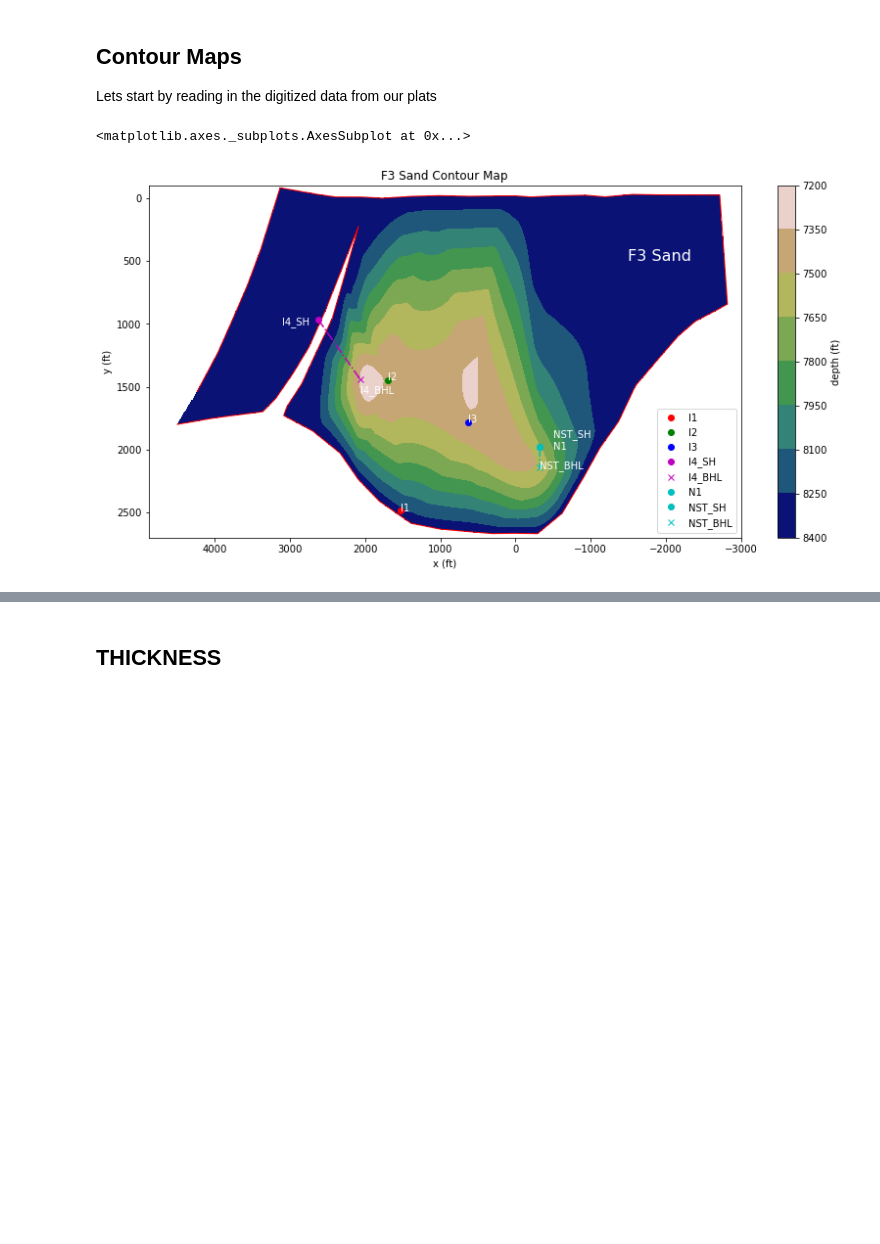
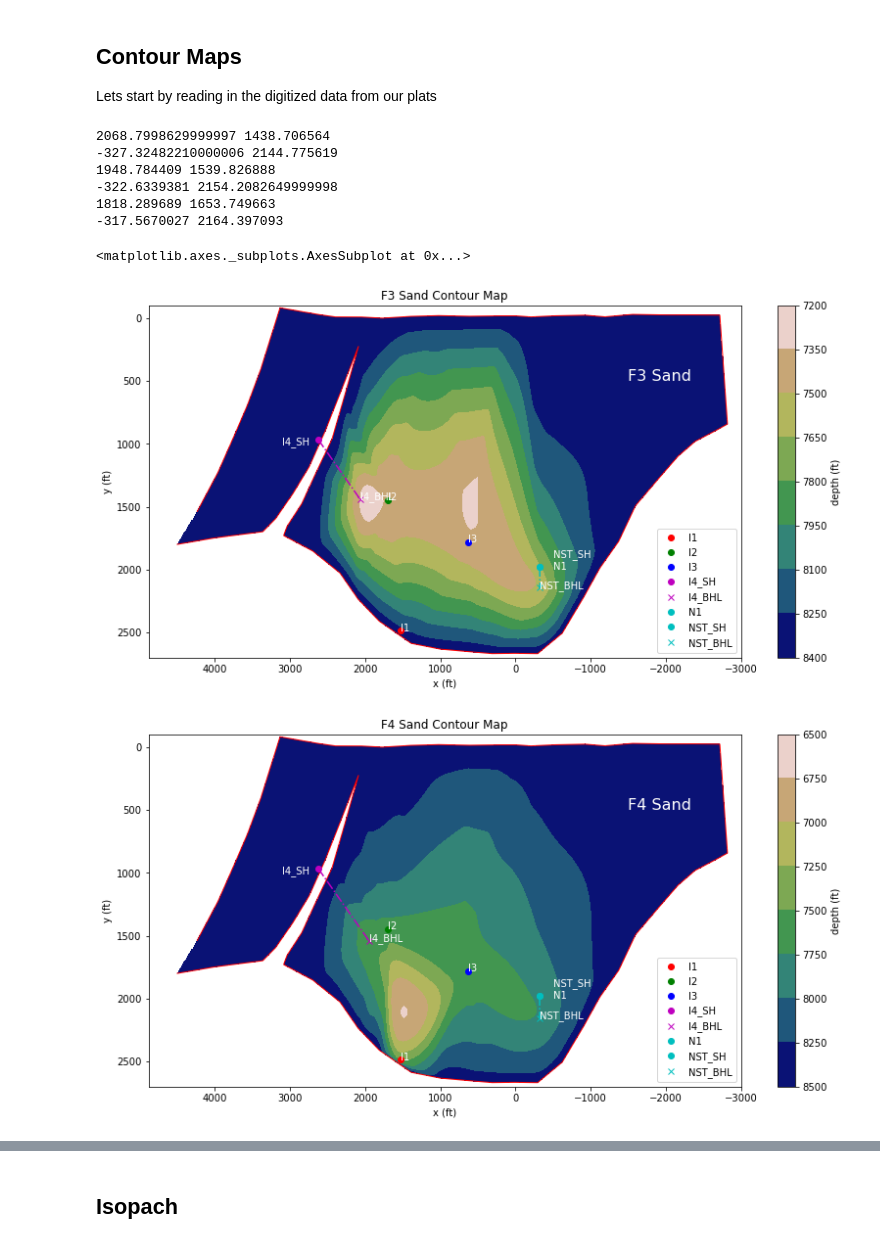
Before and after one commit to AdrianSalinas98/Petroleum-Engineering-Repository, a Jupyter notebook: Calculation of Csh, Total Sandstone Porosity, Sw in Payzone.ipynb, the cells around one changed output, grey strips where cells are left out. Saved outputs shown, nothing was run; the diff lists cells and outputs as text; code cells hidden in the pictures; blank space fills up the shorter version.

```diff
--- a/Calculation of Csh, Total Sandstone Porosity, Sw in Payzone.ipynb
+++ b/Calculation of Csh, Total Sandstone Porosity, Sw in Payzone.ipynb
@@ -342,11 +342,13 @@ def Contour(filename,sand):
 
     fig,ax = plt.subplots()
     C = ax.contourf(X,Y,Z2, cmap = 'gist_earth_r')
-    cbar = fig.colorbar(C,)
+    cbar = fig.colorbar(C)
+    cbar.ax.invert_yaxis()
     cbar.set_label('depth (ft)')
     ax.invert_yaxis()
     ax.invert_xaxis()
-    cbar.ax.invert_yaxis()
+
+
 
 
     #visualize reservoir boundary
@@ -373,7 +375,7 @@ def Contour(filename,sand):
     ax.annotate("I4_SH", (2623.897477040663, 966.1025423383926),xytext = (3100,1000)).set_color('white')
 
     ax.plot(I4BHLx,I4BHLy,'mx',label = 'I4_BHL')
-    ax.annotate("I4_BHL", (I4BHLx,I4BHLy),xytext = (I4BHLx,I4BHLy+110)).set_color('white')
+    ax.annotate("I4_BHL", (I4BHLx,I4BHLy)).set_color('white')
 
 
 
@@ -403,20 +405,23 @@ def Contour(filename,sand):
 
     ax.legend(loc = 'lower right')
     plt.subplots_adjust(left=0.0, bottom=0.0, right=1.75, top=1.25, wspace=1, hspace=2)
+    print(I4BHLx,I4BHLy)
+    print(N1STBHLx, N1STBHLy)
+
 
 
     return ax
-
-# 1526.2973147733653, 2484.783191271008 i1
-# 1698.1011754689569, 1447.6753576197189 i2
-# 626.4639100605079, 1782.3654878940415 i3
-# 2623.897477040663, 966.1025423383926 i4sh
-# 1483.2395064025175, 1900.2287974437359 i4bh***
-# -323.3721108249472, 1981.3342314141692 n1
-# -323.3721108249472, 1981.3342314141692 n1sthl
-# -264.9288820933, 2589.997029467515 n1stbhl****
 # %%
 Contour('PlatF3.csv','F3')
+Contour('PlatF4.csv','F4')
+Contour('PlatF5.csv','F5')
 # %% [output]
-<matplotlib.axes._subplots.AxesSubplot at 0x...>
+2068.7998629999997 1438.706564
+-327.32482210000006 2144.775619
+1948.784409 1539.826888
+-322.6339381 2154.2082649999998
+1818.289689 1653.749663
+-317.5670027 2164.397093
+<matplotlib.axes._subplots.AxesSubplot at 0x...>
 [figure]
+[figure, added]
@@ -443,5 +429,5 @@ Contour('PlatF5D.csv')
 # %% [markdown]
-## THICKNESS
+## Isopach
 # %%
 from matplotlib.path import Path
 from matplotlib.patches import PathPatch
```
Also changed, not shown: parts of 7 cells of this notebook, 6 other files.
